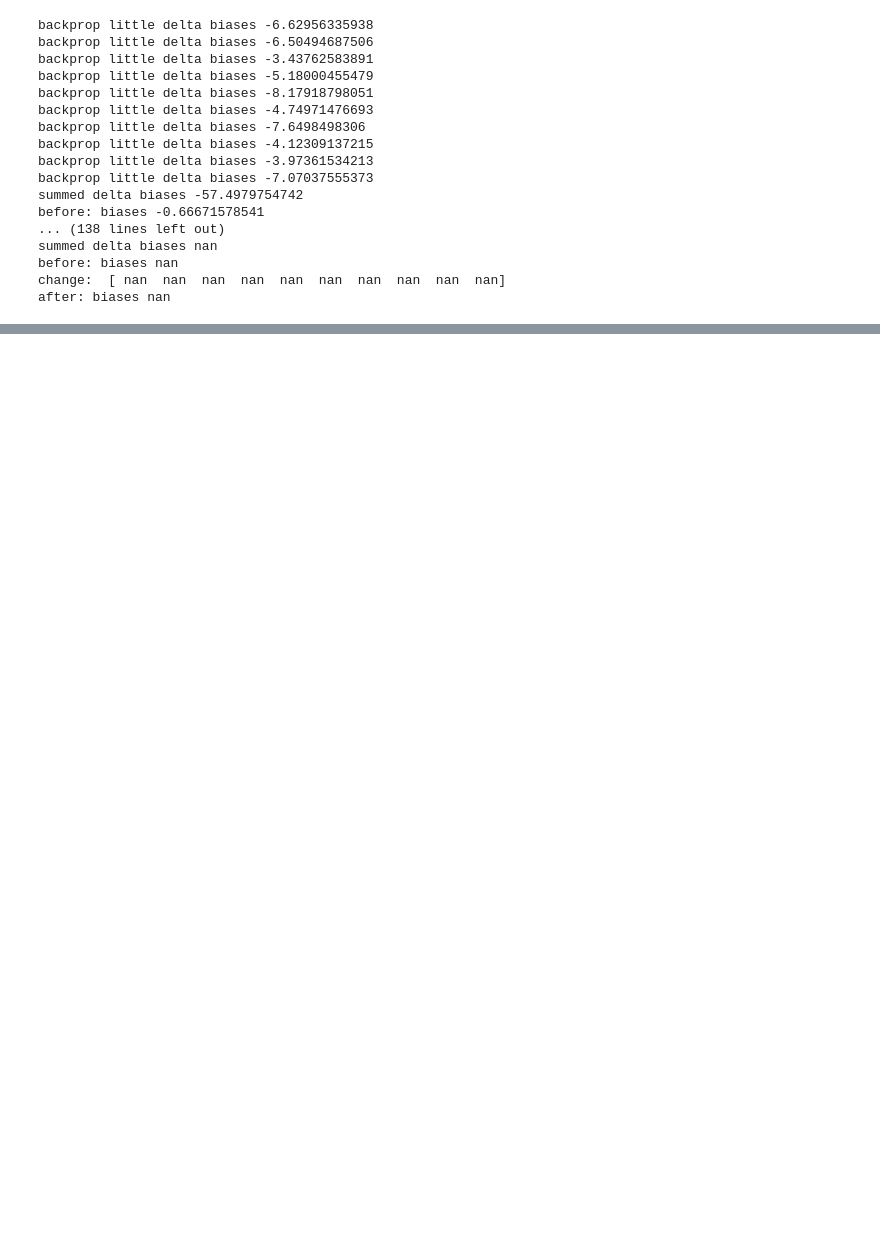
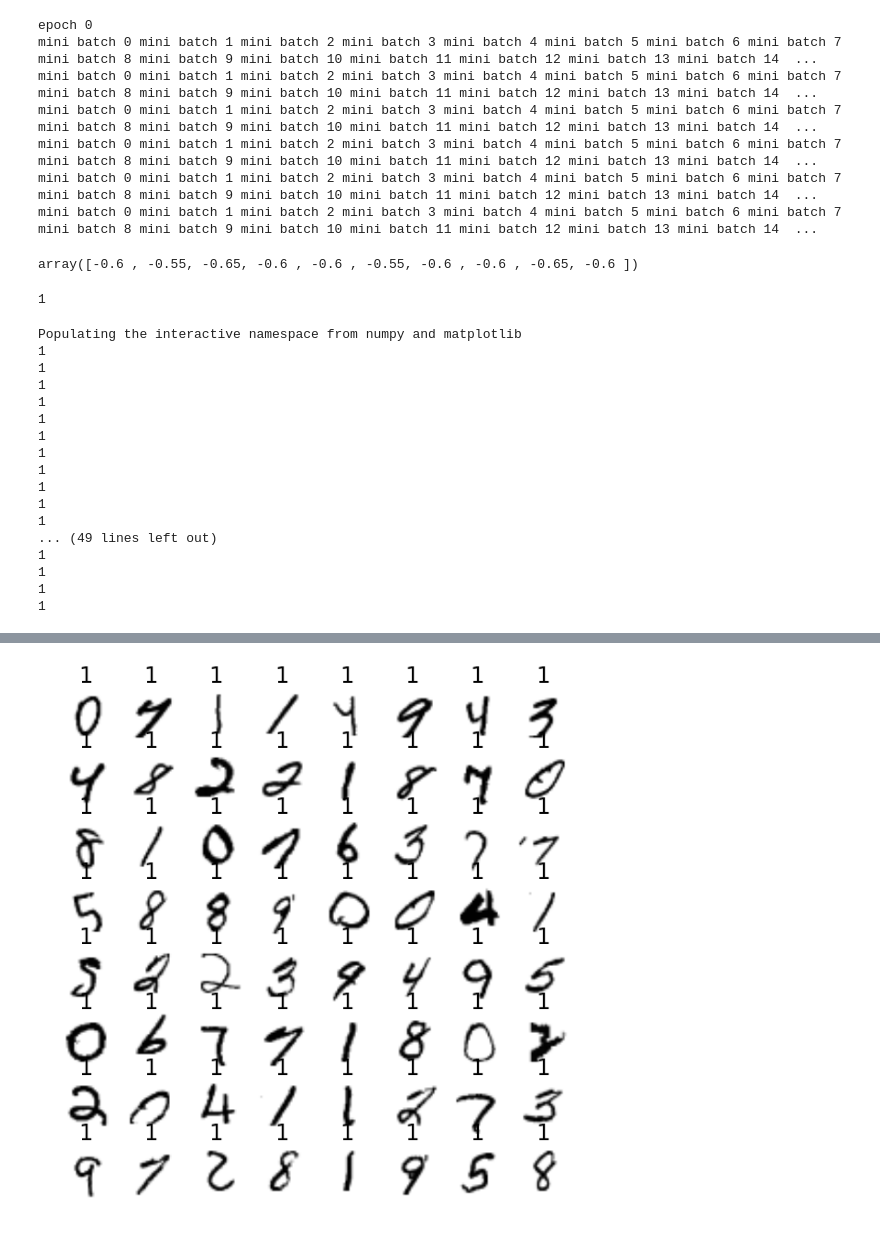
Before and after one commit to lilipads/emotion-detection, a Jupyter notebook: digit detector.ipynb, the cells around one changed output, grey strips where cells are left out. Drawn from its saved outputs; the diff is of its cells as text; code cells hidden in the pictures; blank space fills up the shorter version.

```diff
--- a/digit detector.ipynb
+++ b/digit detector.ipynb
@@ -40,25 +40,26 @@ train_data = zip(temp_images, temp_labels)
 # %%
 # <codecell>
 detector = Net([rows * cols, 400, 10])
-detector.SGD(train_data, 10, 10, 0.1)
+detector.SGD(train_data, 10, 30, 0.1)
 # %% [output]
-backprop little delta biases -6.62956335938
-backprop little delta biases -6.50494687506
-backprop little delta biases -3.43762583891
-backprop little delta biases -5.18000455479
-backprop little delta biases -8.17918798051
-backprop little delta biases -4.74971476693
-backprop little delta biases -7.6498498306
-backprop little delta biases -4.12309137215
-backprop little delta biases -3.97361534213
-backprop little delta biases -7.07037555373
-summed delta biases -57.4979754742
-before: biases -0.66671578541
-... (138 lines left out)
-summed delta biases nan
-before: biases nan
-change:  [ nan  nan  nan  nan  nan  nan  nan  nan  nan  nan]
-after: biases nan
+epoch 0
+mini batch 0 mini batch 1 mini batch 2 mini batch 3 mini batch 4 mini batch 5 mini batch 6 mini batch 7 mini batch 8 mini batch 9 mini batch 10 mini batch 11 mini batch 12 mini batch 13 mini batch 14  ...
+mini batch 0 mini batch 1 mini batch 2 mini batch 3 mini batch 4 mini batch 5 mini batch 6 mini batch 7 mini batch 8 mini batch 9 mini batch 10 mini batch 11 mini batch 12 mini batch 13 mini batch 14  ...
+mini batch 0 mini batch 1 mini batch 2 mini batch 3 mini batch 4 mini batch 5 mini batch 6 mini batch 7 mini batch 8 mini batch 9 mini batch 10 mini batch 11 mini batch 12 mini batch 13 mini batch 14  ...
+mini batch 0 mini batch 1 mini batch 2 mini batch 3 mini batch 4 mini batch 5 mini batch 6 mini batch 7 mini batch 8 mini batch 9 mini batch 10 mini batch 11 mini batch 12 mini batch 13 mini batch 14  ...
+mini batch 0 mini batch 1 mini batch 2 mini batch 3 mini batch 4 mini batch 5 mini batch 6 mini batch 7 mini batch 8 mini batch 9 mini batch 10 mini batch 11 mini batch 12 mini batch 13 mini batch 14  ...
+mini batch 0 mini batch 1 mini batch 2 mini batch 3 mini batch 4 mini batch 5 mini batch 6 mini batch 7 mini batch 8 mini batch 9 mini batch 10 mini batch 11 mini batch 12 mini batch 13 mini batch 14  ...
+# %%
+img = images[5]
+# mysig = np.vectorize(sig)
+# mysig(np.dot(mysig(np.dot(img, detector.weights[0]) + detector.biases[0]), detector.weights[1]) + detector.biases[1])
+np.dot((np.dot(img, detector.weights[0]) + detector.biases[0]), detector.weights[1]) + detector.biases[1]
+# %% [output]
+array([-0.6 , -0.55, -0.65, -0.6 , -0.6 , -0.55, -0.6 , -0.6 , -0.65, -0.6 ])
+# %%
+detector.evaluate(img)
+# %% [output]
+1
 # %%
 # test the neural network
 %pylab inline
@@ -68,6 +69,24 @@ for k in xrange(len(tests)):
     plt.subplot2grid((8, 8), (k / 8, k % 8))
     plt.axis('off')
     plt.imshow(1.0 - tests[k].reshape((rows, cols)), cmap=plt.cm.gray)
-    # plt.title(detector.evaluate(tests[k]), fontsize=24)
+    plt.title(detector.evaluate(tests[k]), fontsize=24)
     print detector.evaluate(tests[k])
 plt.show()
+# %% [output]
+Populating the interactive namespace from numpy and matplotlib
+1
+1
+1
+1
+1
+1
+1
+1
+1
+1
+1
+... (49 lines left out)
+1
+1
+1
+1
@@ -74,3 +95,4 @@ plt.show()
+[figure, added]
 # %%
 import random
 import numpy as np
```
Also changed, not shown: parts of 5 cells of this notebook.
